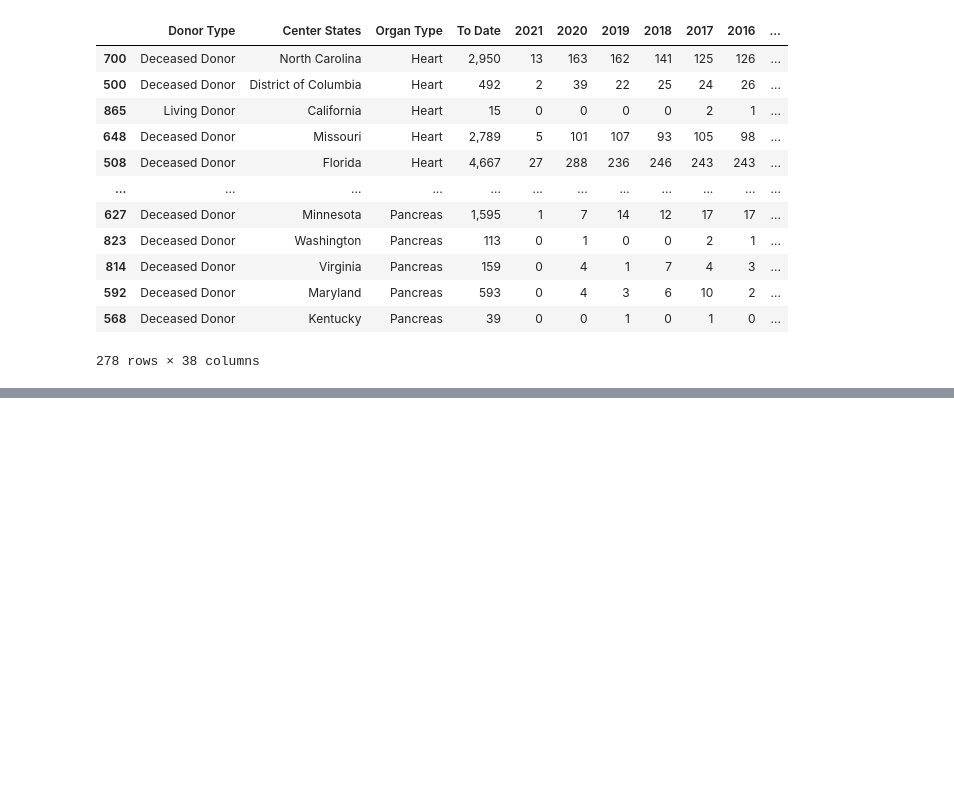
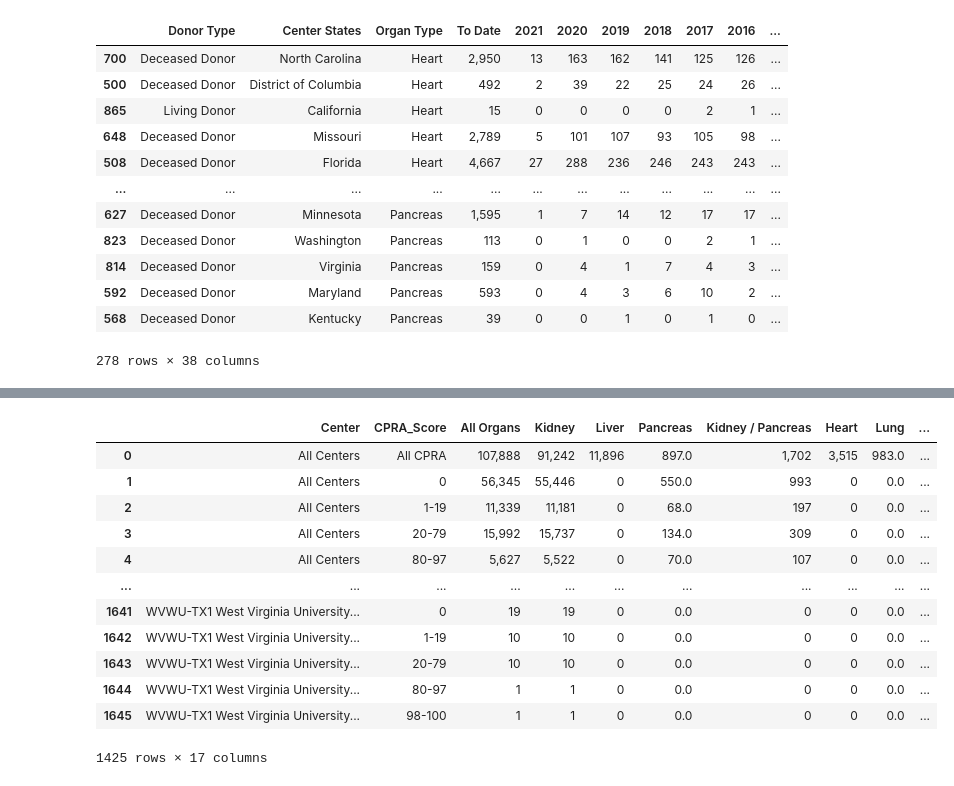
Before and after one commit to benwbarr/Transplant_Project, a Jupyter notebook: Resources/Wait_List_Notebook.ipynb, the cells around one changed output, grey strips where cells are left out. Saved outputs shown, nothing was run; the diff lists cells and outputs as text; code cells hidden in the pictures; blank space fills up the shorter version.

```diff
--- a/Resources/Wait_List_Notebook.ipynb
+++ b/Resources/Wait_List_Notebook.ipynb
@@ -552,0 +701,24 @@ dtm_state.to_csv('clean_data/donor_type_by_state.csv')
+# %%
+cpra_score = cpra_score.drop(columns={'Unnamed: 2'})
+
+cpra_score = cpra_score.rename(columns={'Unnamed: 0':'Center', 'Unnamed: 1':'CPRA_Score'})
+
+cpra_score['Center'] = cpra_score['Center'].fillna(method='ffill')
+
+cpra_score = cpra_score.dropna(subset=['CPRA_Score'])
+
+cpra_score
+# %% [output]
+|  | Center | CPRA_Score | All Organs | Kidney | Liver | Pancreas | Kidney / Pancreas | Heart | Lung | ... |
+| 0 | All Centers | All CPRA | 107,888 | 91,242 | 11,896 | 897.0 | 1,702 | 3,515 | 983.0 | ... |
+| 1 | All Centers | 0 | 56,345 | 55,446 | 0 | 550.0 | 993 | 0 | 0.0 | ... |
+| 2 | All Centers | 1-19 | 11,339 | 11,181 | 0 | 68.0 | 197 | 0 | 0.0 | ... |
+| 3 | All Centers | 20-79 | 15,992 | 15,737 | 0 | 134.0 | 309 | 0 | 0.0 | ... |
+| 4 | All Centers | 80-97 | 5,627 | 5,522 | 0 | 70.0 | 107 | 0 | 0.0 | ... |
+| ... | ... | ... | ... | ... | ... | ... | ... | ... | ... | ... |
+| 1641 | WVWU-TX1 West Virginia University... | 0 | 19 | 19 | 0 | 0.0 | 0 | 0 | 0.0 | ... |
+| 1642 | WVWU-TX1 West Virginia University... | 1-19 | 10 | 10 | 0 | 0.0 | 0 | 0 | 0.0 | ... |
+| 1643 | WVWU-TX1 West Virginia University... | 20-79 | 10 | 10 | 0 | 0.0 | 0 | 0 | 0.0 | ... |
+| 1644 | WVWU-TX1 West Virginia University... | 80-97 | 1 | 1 | 0 | 0.0 | 0 | 0 | 0.0 | ... |
+| 1645 | WVWU-TX1 West Virginia University... | 98-100 | 1 | 1 | 0 | 0.0 | 0 | 0 | 0.0 | ... |
+1425 rows × 17 columns
```
Also changed, not shown: parts of 9 cells of this notebook, 3 other files.
